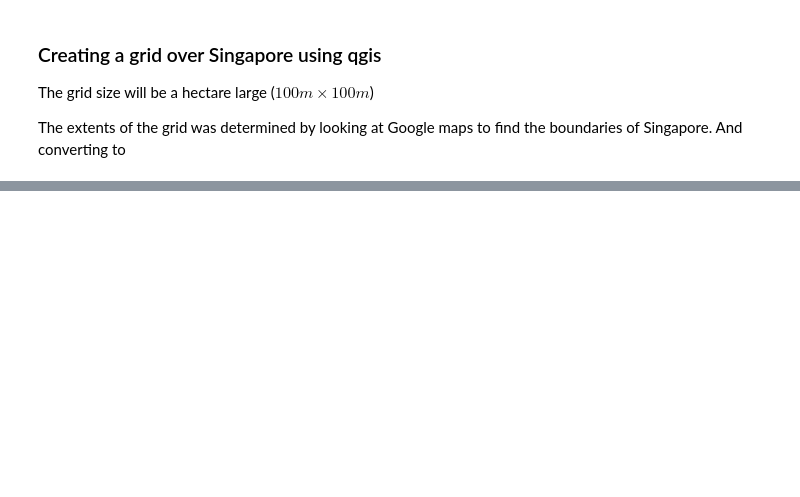
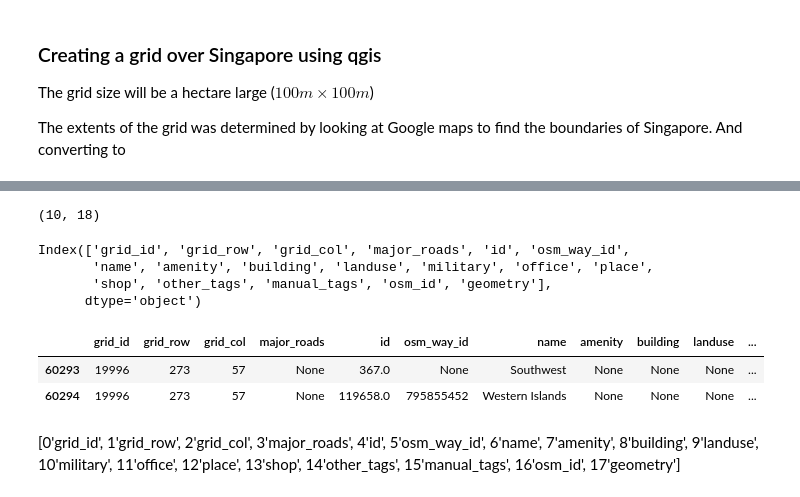
Before and after one commit to axellee1994/AED-OHCA, a Jupyter notebook: src/rq2/using_openstreetmaps.ipynb, the cells around one changed output, grey strips where cells are left out. Cells and saved outputs as stored; diff of their text form; code cells hidden in the pictures; blank space fills up the shorter version.

```diff
--- a/src/rq2/using_openstreetmaps.ipynb
+++ b/src/rq2/using_openstreetmaps.ipynb
@@ -240,0 +381,8 @@ ogr2ogr -f PostgreSQL \
+# %%
+shorten_combined_2021 = combined_2021[
+    (combined_2021["grid_id"] <= 39274) &
+    (combined_2021["grid_id"] > 39273)
+].sort_values(by="grid_id")
+shorten_combined_2021.shape
+# %% [output]
+(10, 18)
@@ -240,0 +397,15 @@ ogr2ogr -f PostgreSQL \
+# %%
+print(shorten_combined_2021.columns)
+shorten_combined_2021.head(2)
+# %% [output]
+Index(['grid_id', 'grid_row', 'grid_col', 'major_roads', 'id', 'osm_way_id',
+       'name', 'amenity', 'building', 'landuse', 'military', 'office', 'place',
+       'shop', 'other_tags', 'manual_tags', 'osm_id', 'geometry'],
+      dtype='object')
+|  | grid_id | grid_row | grid_col | major_roads | id | osm_way_id | name | amenity | building | landuse | ... |
+| 60293 | 19996 | 273 | 57 | None | 367.0 | None | Southwest | None | None | None | ... |
+| 60294 | 19996 | 273 | 57 | None | 119658.0 | 795855452 | Western Islands | None | None | None | ... |
+# %% [markdown]
+[0'grid_id', 1'grid_row', 2'grid_col', 3'major_roads', 4'id', 5'osm_way_id',
+       6'name', 7'amenity', 8'building', 9'landuse', 10'military', 11'office', 12'place',
+       13'shop', 14'other_tags', 15'manual_tags', 16'osm_id', 17'geometry']
```
Also changed, not shown: parts of 14 cells of this notebook, 1 other file.
